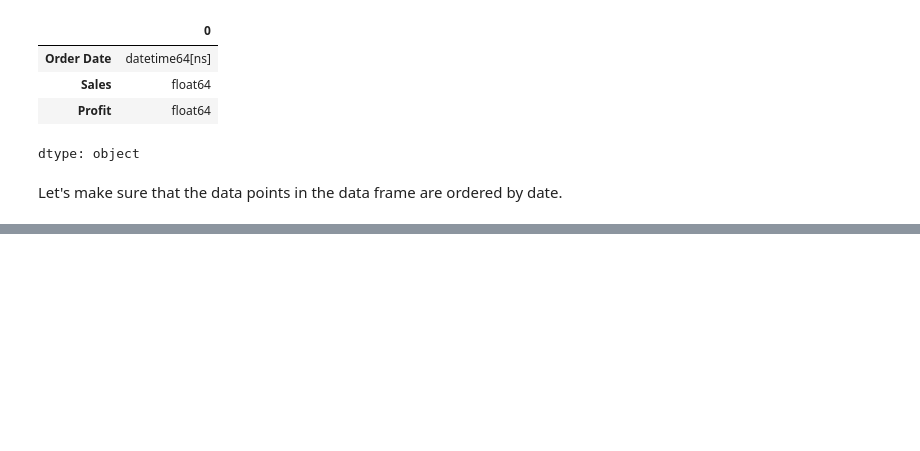
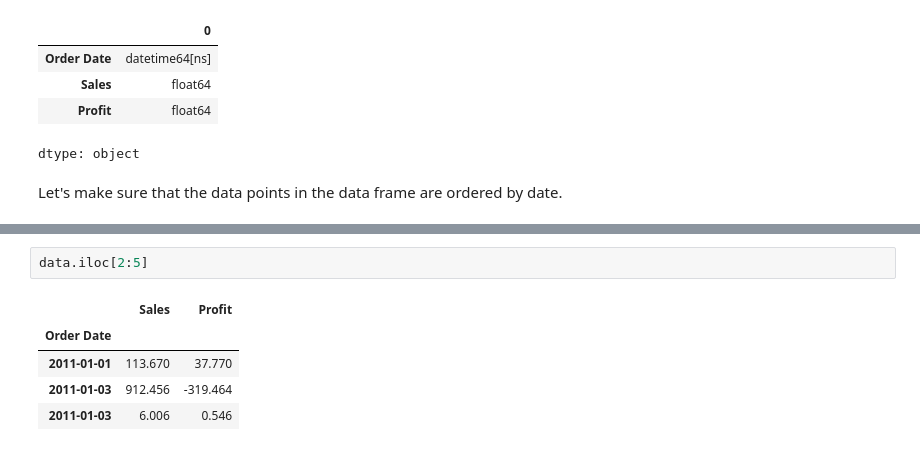
Before and after one commit to sk-shahsi/ML_Model, a Jupyter notebook: Time_series.ipynb, the cells around one changed output, grey strips where cells are left out. Drawn from its saved outputs; the diff is of its cells as text; blank space fills up the shorter version.

```diff
--- a/Time_series.ipynb
+++ b/Time_series.ipynb
@@ -109,0 +135,8 @@ Let's make sure that the data points in the data frame are ordered by date.
+# %%
+data.iloc[2:5]
+# %% [output]
+|  | Sales | Profit |
+| Order Date |  |  |
+| 2011-01-01 | 113.670 | 37.770 |
+| 2011-01-03 | 912.456 | -319.464 |
+| 2011-01-03 | 6.006 | 0.546 |
```
Also changed, not shown: parts of 7 cells of this notebook.
